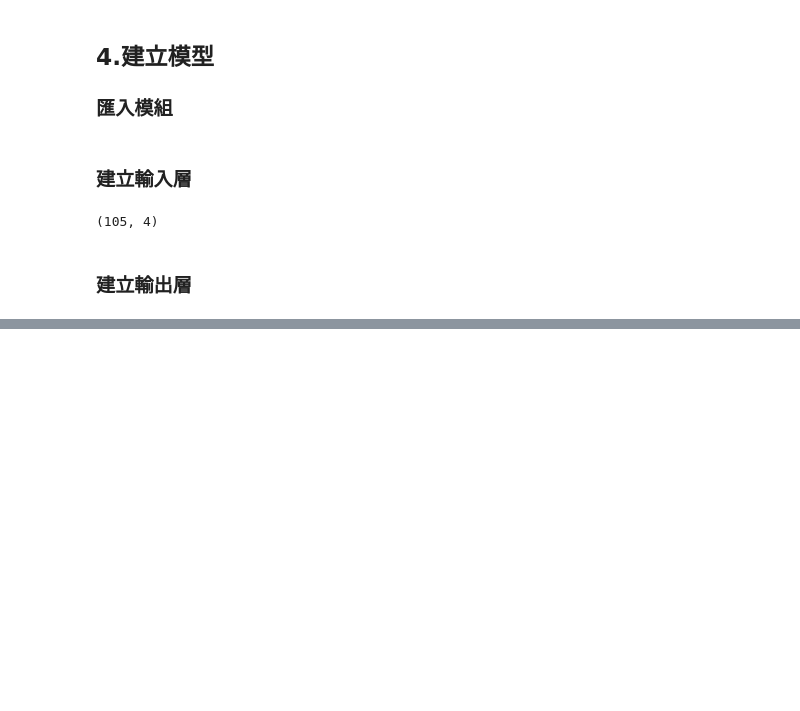
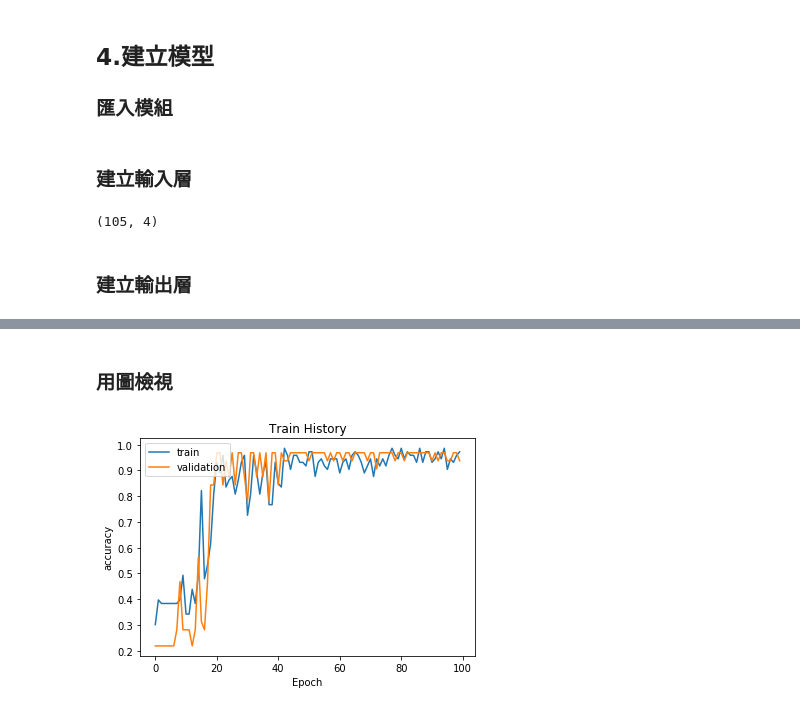
Before and after one commit to 3A532081/DL_HW05, a Jupyter notebook: 第七週作業.ipynb, the cells around one changed output, grey strips where cells are left out. Saved outputs shown, nothing was run; the diff lists cells and outputs as text; code cells hidden in the pictures; blank space fills up the shorter version.

```diff
--- a/第七週作業.ipynb
+++ b/第七週作業.ipynb
@@ -167,0 +168,4 @@ model.add(Dense(units=3,kernel_initializer='normal',activation='softmax'))
+# %%
+model.compile(loss='categorical_crossentropy',optimizer='adam',metrics=['accuracy'])
+# %%
+train_history = model.fit(x=X_train_normalize.values,y=Y_train_OneHot.values,validation_split=0.3,epochs=100,batch_size=20,verbose=2)
@@ -167,0 +190,16 @@ model.add(Dense(units=3,kernel_initializer='normal',activation='softmax'))
+# %% [markdown]
+### 用圖檢視
+# %%
+import matplotlib.pyplot as plt
+def show_train(train_history,accuracy,validation):
+    plt.plot(train_history.history[accuracy])
+    plt.plot(train_history.history[validation])
+    plt.title('Train History')
+    plt.ylabel(accuracy)
+    plt.xlabel('Epoch')
+    plt.legend(['train','validation'],loc='upper left')
+    plt.show()
+# %%
+show_train(train_history,'accuracy','val_accuracy')
+# %% [output]
+[figure, added]
```
Also changed, not shown: parts of 5 cells of this notebook.
